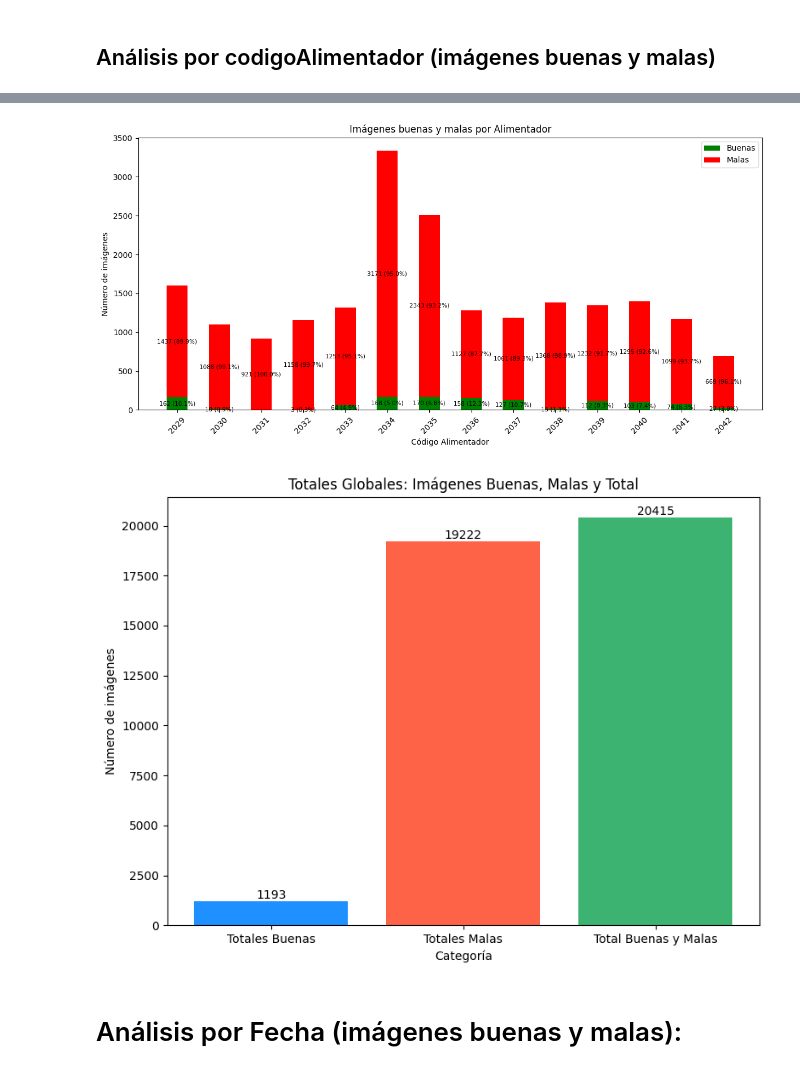
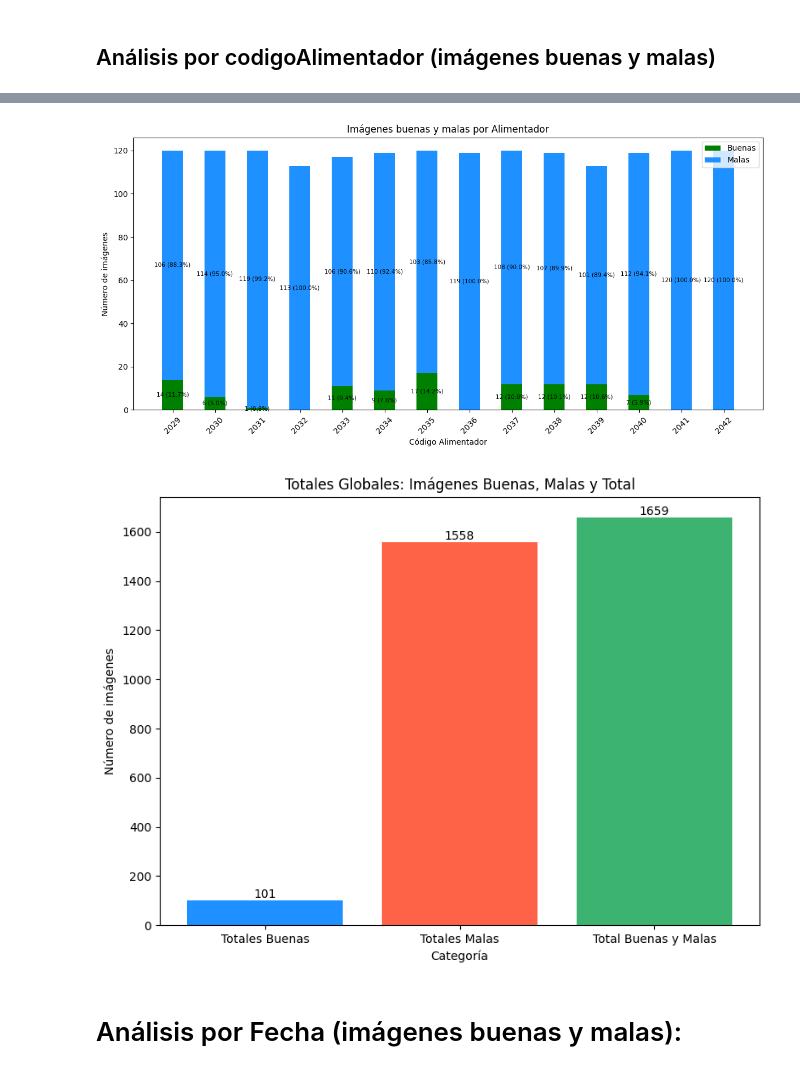
Before and after one commit to miguelangelipsp/IAS, a Jupyter notebook: eda/Conteo imagenes.ipynb, the cells around one changed output, grey strips where cells are left out. Drawn from its saved outputs; the diff is of its cells as text; code cells hidden in the pictures.

Commit message:
segundo analisis de 3 a 14 de abril

```diff
--- a/eda/Conteo imagenes.ipynb
+++ b/eda/Conteo imagenes.ipynb
@@ -302,7 +302,7 @@ for csv_file in csv_files:
 # %% [output]
 Archivo 'registro_imagenes_alimentadores_abril_3a14.csv' modificado: la columna 'Alimentador' se cambió a 'Foto'.
 # %%
-csv_file_1 = "registro_imagenes_alimentadores_1.csv"
+csv_file_1 = "registro_imagenes_alimentadores_abril_3a14.csv"
 df = pd.read_csv(csv_file_1, encoding="utf-8")
 df_validas = df[df["Foto"] == 1]
 # Agrupar por 'codigoAlimentador' y contar las ocurrencias
@@ -401,12 +399,7 @@ def analizar_imagenes_multiple(csv_files):
 if __name__ == "__main__":
     # Lista de archivos CSV a analizar
     csv_files = [
-        "registro_imagenes_alimentadores_1.csv",
-        "registro_imagenes_alimentadores_2.csv",
-        "registro_imagenes_alimentadores_3.csv",
-        "registro_imagenes_alimentadores_1a4.csv",
-        "registro_imagenes_alimentadores_2a5.csv",
-        "registro_imagenes_alimentadores_3a6.csv"
+        "registro_imagenes_alimentadores_abril_3a14.csv"
     ]
 
     # Se obtienen los DataFrames con los resultados de cada análisis.
@@ -492,7 +485,7 @@ buenas_bars = plt.bar(x, agrupado_alim["Buenas"], width=bar_width,
                         label="Buenas", color="green")
 # Dibujar barras de imágenes malas, apiladas sobre las buenas
 malas_bars = plt.bar(x, agrupado_alim["Malas"], width=bar_width,
-                      bottom=agrupado_alim["Buenas"], label="Malas", color="red")
+                      bottom=agrupado_alim["Buenas"], label="Malas", color="dodgerblue")
 
 plt.xticks(x, agrupado_alim["codigoAlimentador"], rotation=45)
 plt.xlabel("Código Alimentador")
@@ -503,35 +496,35 @@ plt.legend()
 # Añadir anotación sobre cada barra (valor y porcentaje)
 for i, row in agrupado_alim.iterrows():
     pos_x = x[i]
     buenas = row["Buenas"]
     malas = row["Malas"]
     total = buenas + malas
     if total > 0:
         perc_buenas = buenas / total * 100
         perc_malas = malas / total * 100
     else:
         perc_buenas = 0
         perc_malas = 0
 
     # Anotación para imágenes buenas (centrada en la parte de buenas)
     if buenas > 0:
         plt.text(pos_x,
                  buenas / 2,
                  f"{int(buenas)} ({perc_buenas:.1f}%)",
                  ha="center", va="center", color="black", fontsize=7.5)
 
     # Anotación para imágenes malas (centrada en la parte de malas, apilada sobre las buenas)
     if malas > 0:
         plt.text(pos_x,
                  buenas + malas / 2,
                  f"{int(malas)} ({perc_malas:.1f}%)",
                  ha="center", va="center", color="black", fontsize=7.5)
 
 plt.tight_layout()
-plt.savefig('imagenes_buenasmalas_alimentador.png')
+plt.savefig('imagenes_buenasmalas_alimentador_2.png')
 plt.show()
 # %% [output]
-[figure, old version]
+[figure, new version]
 # %%
 total_buenas = agrupado_alim["Buenas"].sum()
 total_malas = agrupado_alim["Malas"].sum()
@@ -560,10 +553,10 @@ for bar in bars:
     )
 
 plt.tight_layout()
-plt.savefig('total_buenas_malas.png')
+plt.savefig('total_buenas_malas_2.png')
 plt.show()
 # %% [output]
-[figure, old version]
+[figure, new version]
 # %% [markdown]
 # Análisis por Fecha (imágenes buenas y malas):
 # %%
```
Also changed, not shown: parts of 4 cells of this notebook.
